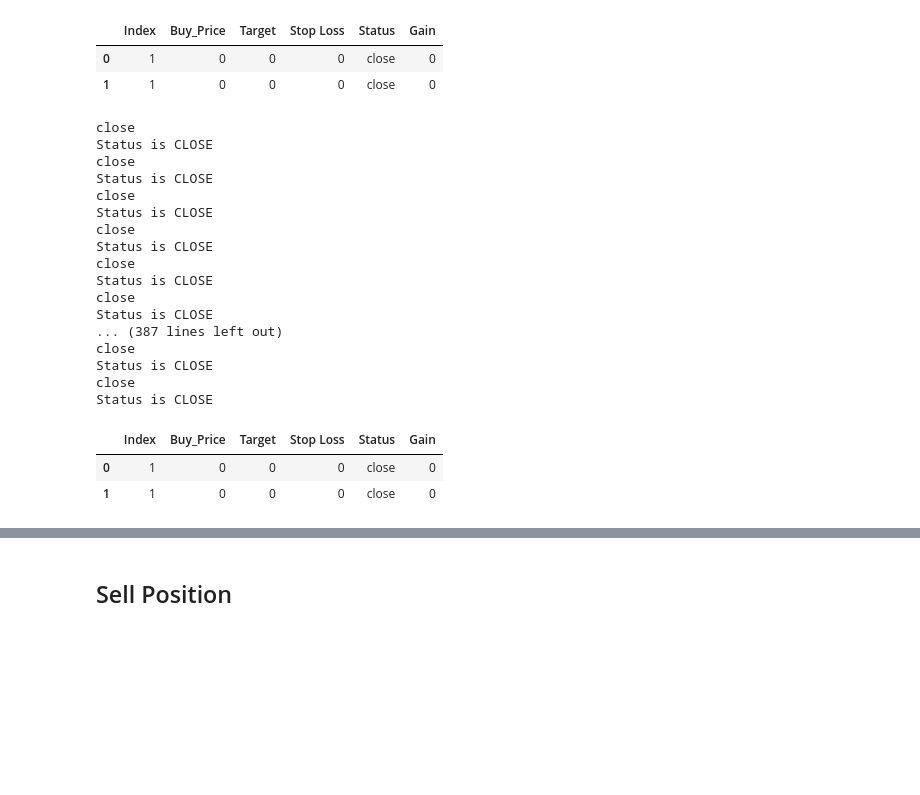
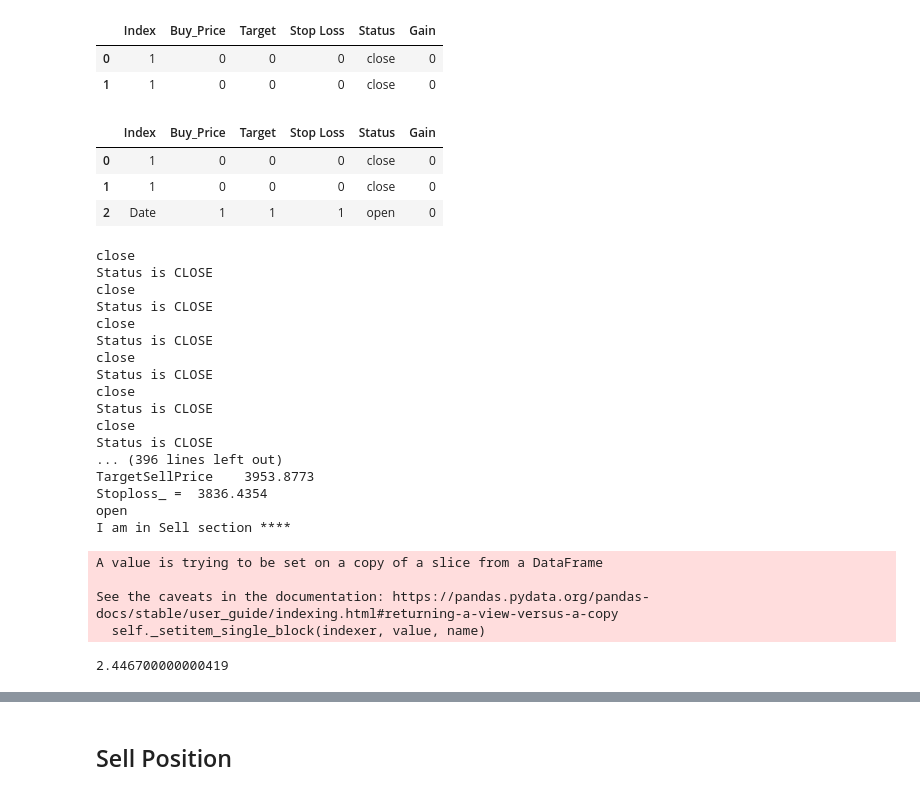
Before and after one commit to Callyong/Trading_Study, a Jupyter notebook: MACD_tablib.ipynb, the cells around one changed output, grey strips where cells are left out. Drawn from its saved outputs; the diff is of its cells as text; code cells hidden in the pictures; blank space fills up the shorter version.

Commit message:
on going buy and sell back test

```diff
--- a/MACD_tablib.ipynb
+++ b/MACD_tablib.ipynb
@@ -214,6 +175,15 @@ buysell_record
 |  | Index | Buy_Price | Target | Stop Loss | Status | Gain |
 | 0 | 1 | 0 | 0 | 0 | close | 0 |
 | 1 | 1 | 0 | 0 | 0 | close | 0 |
+# %%
+a_series = pd.Series(['Date',1,1,1,'open',0],index= buysell_record.columns)
+buysell_record= buysell_record.append(a_series,ignore_index=True )
+buysell_record
+# %% [output]
+|  | Index | Buy_Price | Target | Stop Loss | Status | Gain |
+| 0 | 1 | 0 | 0 | 0 | close | 0 |
+| 1 | 1 | 0 | 0 | 0 | close | 0 |
+| 2 | Date | 1 | 1 | 1 | open | 0 |
 # %%
 # call module ' load market price/data'
 # for loop, read data line by line
@@ -225,11 +195,18 @@ for x in range (len(analysis)):
         if (analysis['macdHist_shift'][x] <  0) and (analysis['macdHist'][x] >  0) and (analysis['macd'][x] < -0.02):
             print ('I am in buy section')
             buy_price = analysis['Close'][x]
-            Target_gain = 0.01
-            StopLoss_rate = 0.01
+            Target_gain = 1.01
+            StopLoss_rate = 1 - 0.02
             TargetSellPrice = buy_price * Target_gain
             Stoploss_= buy_price * StopLoss_rate
-            buysell_record.append([1,buy_price,TargetSellPrice,Stoploss_,'open'])
+            print('Target_gain',Target_gain)
+            print('StopLoss_rate',StopLoss_rate)
+
+            print('Buy price === ', buy_price)
+            print('TargetSellPrice   ',TargetSellPrice)
+            print('Stoploss_ = ',Stoploss_)
+            a_series = pd.Series([analysis.index[x],buy_price,TargetSellPrice,Stoploss_,'open',0],index = buysell_record.columns)
+            buysell_record= buysell_record.append(a_series,ignore_index=True)
 
     elif buysell_record['Status'].iloc[-1] == 'open':
         print('I am in Sell section ****')
@@ -253,17 +230,19 @@ close
 Status is CLOSE
 close
 Status is CLOSE
-... (387 lines left out)
-close
-Status is CLOSE
-close
-Status is CLOSE
+... (396 lines left out)
+TargetSellPrice    3953.8773
+Stoploss_ =  3836.4354
+open
+I am in Sell section ****
+A value is trying to be set on a copy of a slice from a DataFrame
+
+See the caveats in the documentation: https://pandas.pydata.org/pandas-docs/stable/user_guide/indexing.html#returning-a-view-versus-a-copy
+  self._setitem_single_block(indexer, value, name)
 # %%
-buysell_record
+buysell_record['Gain'].sum()
 # %% [output]
-|  | Index | Buy_Price | Target | Stop Loss | Status | Gain |
-| 0 | 1 | 0 | 0 | 0 | close | 0 |
-| 1 | 1 | 0 | 0 | 0 | close | 0 |
+2.446700000000419
 # %%
 
 cond_buy = [
```
Also changed, not shown: parts of 7 cells of this notebook.
